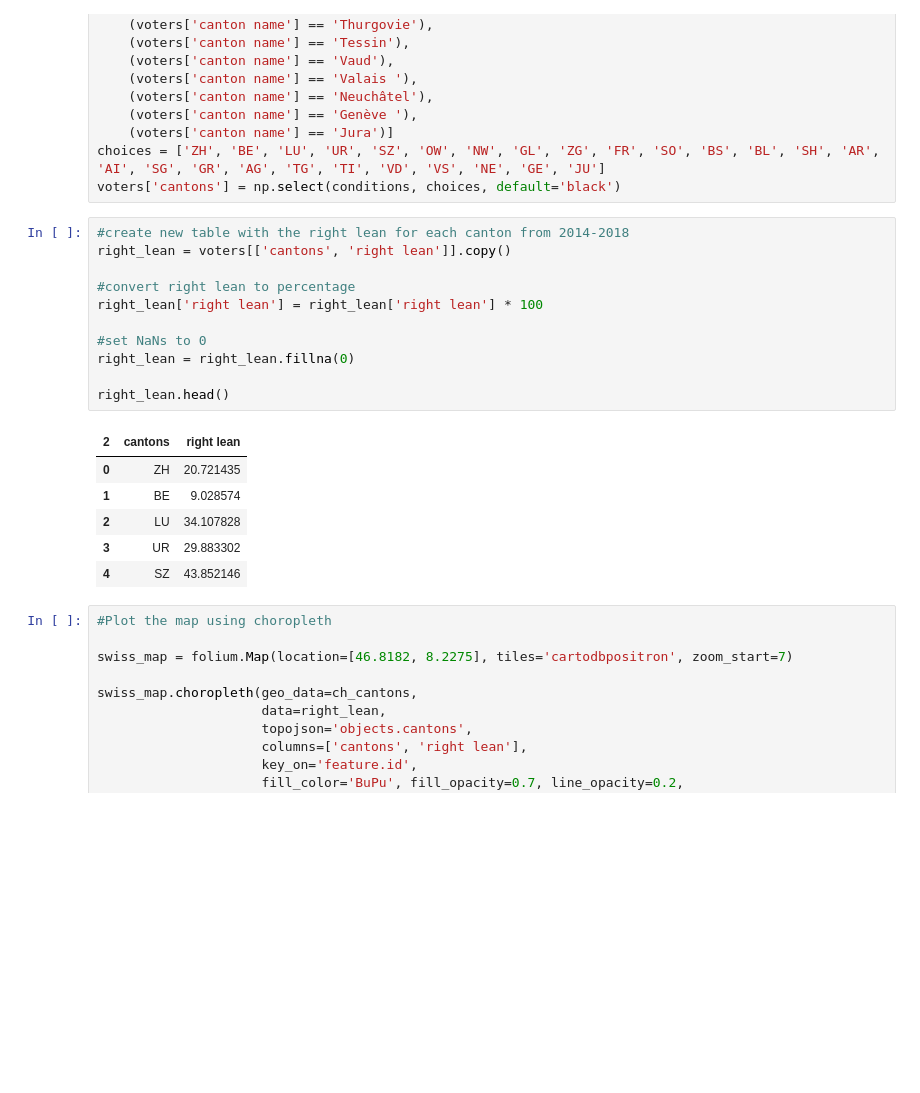
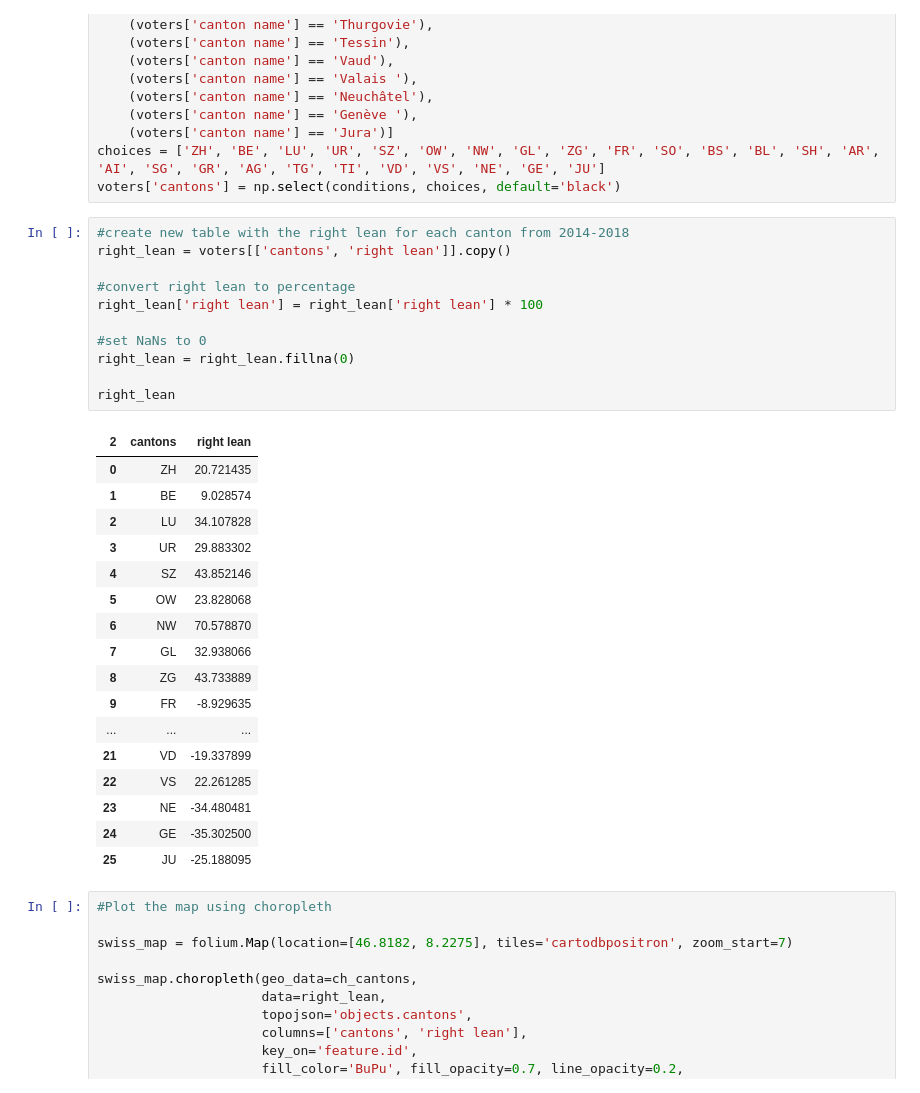
Before and after one commit to Sytta/ADA2018-Homework-CANada, a Jupyter notebook: 02 - Visualisation/HW2_main_Judy.ipynb, the cells around one changed output. Saved outputs shown, nothing was run; the diff lists cells and outputs as text; blank space fills up the shorter version.

```diff
--- a/02 - Visualisation/HW2_main_Judy.ipynb
+++ b/02 - Visualisation/HW2_main_Judy.ipynb
@@ -150,21 +150,32 @@ voters['cantons'] = np.select(conditions, choices, default='black')
 # %%
 #create new table with the right lean for each canton from 2014-2018
 right_lean = voters[['cantons', 'right lean']].copy()
 
 #convert right lean to percentage
 right_lean['right lean'] = right_lean['right lean'] * 100
 
 #set NaNs to 0
 right_lean = right_lean.fillna(0)
 
-right_lean.head()
+right_lean
 # %% [output]
 | 2 | cantons | right lean |
 | 0 | ZH | 20.721435 |
 | 1 | BE | 9.028574 |
 | 2 | LU | 34.107828 |
 | 3 | UR | 29.883302 |
 | 4 | SZ | 43.852146 |
+| 5 | OW | 23.828068 |
+| 6 | NW | 70.578870 |
+| 7 | GL | 32.938066 |
+| 8 | ZG | 43.733889 |
+| 9 | FR | -8.929635 |
+| ... | ... | ... |
+| 21 | VD | -19.337899 |
+| 22 | VS | 22.261285 |
+| 23 | NE | -34.480481 |
+| 24 | GE | -35.302500 |
+| 25 | JU | -25.188095 |
 # %%
 #Plot the map using choropleth
 
```
Also changed, not shown: parts of 11 cells of this notebook.
